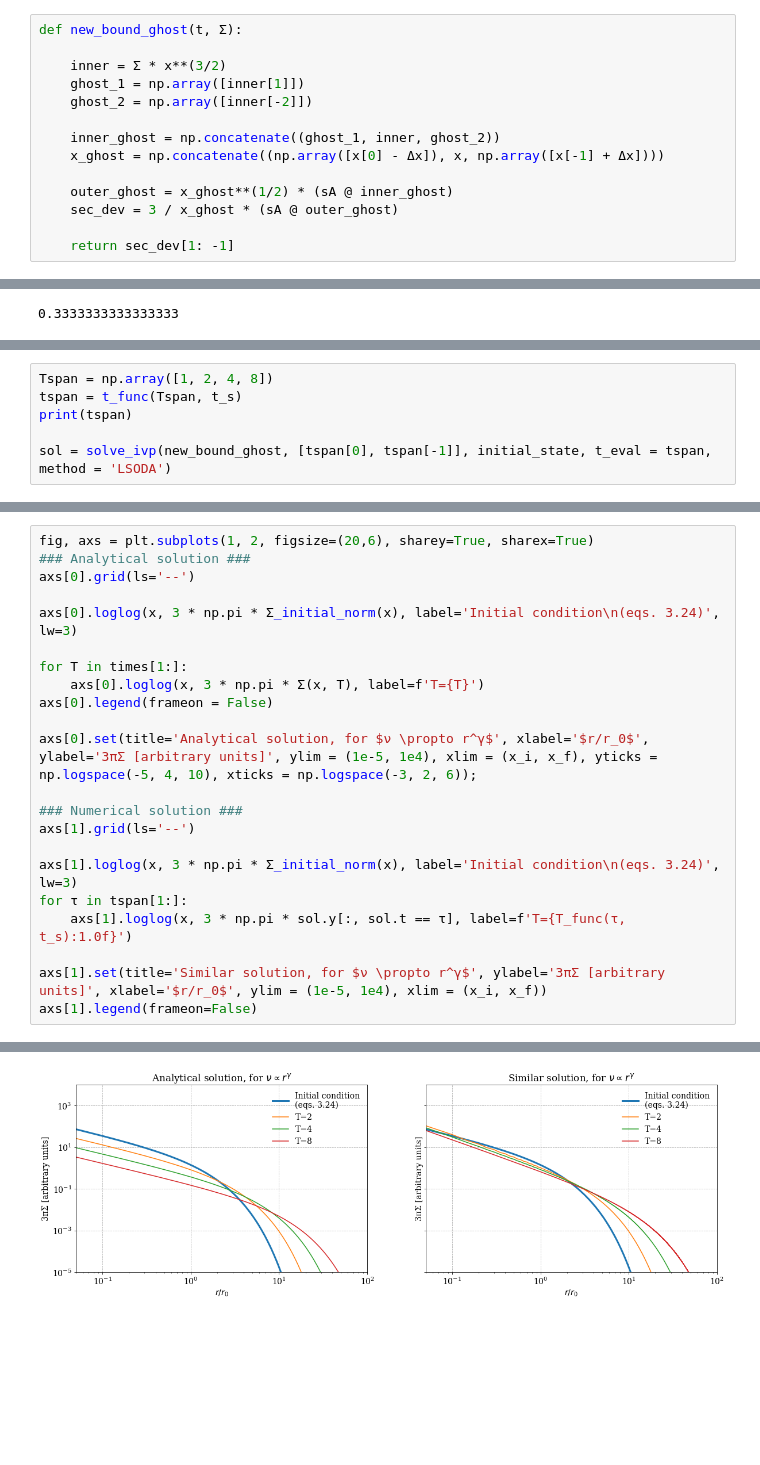
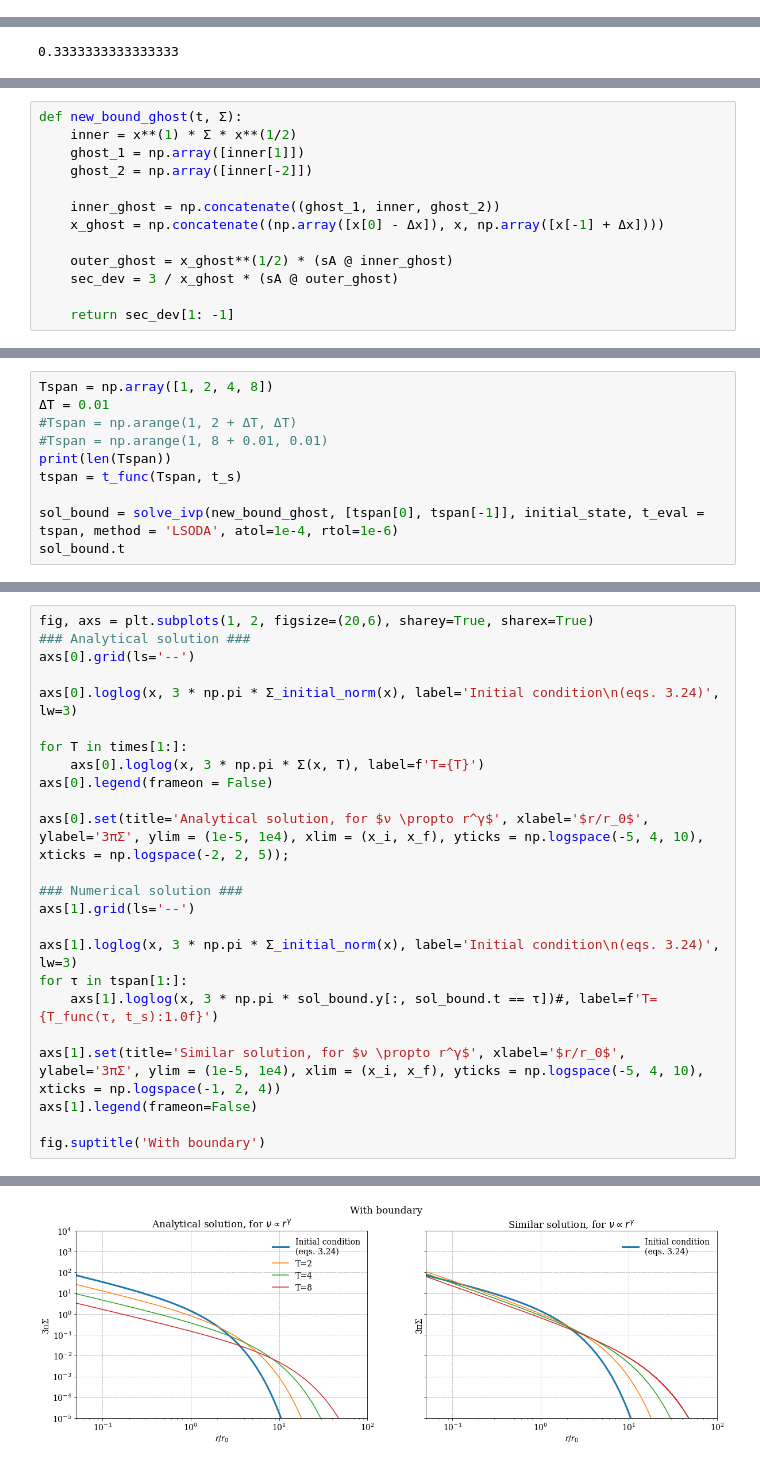
Before and after one commit to agent031/bachelor_code, a Jupyter notebook: Simple_solutions/viscosity_power_law.ipynb, the cells around one changed output, grey strips where cells are left out. Cells and saved outputs as stored; diff of their text form; blank space fills up the shorter version.

Commit message:
Updated a lot of stuff, manuel time stepping works for simple solutions, now starting on Suzuki and one alpha solutions

```diff
--- a/Simple_solutions/viscosity_power_law.ipynb
+++ b/Simple_solutions/viscosity_power_law.ipynb
@@ -102,20 +98,6 @@ def disk_evolution(t, Σ):
     outer_dev = get_first_dev(x**(1/2) * inner_dev, Δx)
 
     return 3/x * outer_dev
-# %%
-def new_bound_ghost(t, Σ):
-
-    inner = Σ * x**(3/2)
-    ghost_1 = np.array([inner[1]])
-    ghost_2 = np.array([inner[-2]])
-
-    inner_ghost = np.concatenate((ghost_1, inner, ghost_2))
-    x_ghost = np.concatenate((np.array([x[0] - Δx]), x, np.array([x[-1] + Δx])))
-
-    outer_ghost = x_ghost**(1/2) * (sA @ inner_ghost)
-    sec_dev = 3 / x_ghost * (sA @ outer_ghost)
-
-    return sec_dev[1: -1]
 # %%
 ### Test whether "get_first dev" works
 t = np.linspace(0, 2 * np.pi, N)
@@ -143,0 +129,13 @@ T_func = lambda t, ts: t / ts + 1
+# %%
+def new_bound_ghost(t, Σ):
+    inner = x**(1) * Σ * x**(1/2)
+    ghost_1 = np.array([inner[1]])
+    ghost_2 = np.array([inner[-2]])
+
+    inner_ghost = np.concatenate((ghost_1, inner, ghost_2))
+    x_ghost = np.concatenate((np.array([x[0] - Δx]), x, np.array([x[-1] + Δx])))
+
+    outer_ghost = x_ghost**(1/2) * (sA @ inner_ghost)
+    sec_dev = 3 / x_ghost * (sA @ outer_ghost)
+
+    return sec_dev[1: -1]
@@ -144,7 +157,11 @@ T_func = lambda t, ts: t / ts + 1
 # %%
 Tspan = np.array([1, 2, 4, 8])
+ΔT = 0.01
+#Tspan = np.arange(1, 2 + ΔT, ΔT)
+#Tspan = np.arange(1, 8 + 0.01, 0.01)
+print(len(Tspan))
 tspan = t_func(Tspan, t_s)
-print(tspan)
 
-sol = solve_ivp(new_bound_ghost, [tspan[0], tspan[-1]], initial_state, t_eval = tspan, method = 'LSODA')
+sol_bound = solve_ivp(new_bound_ghost, [tspan[0], tspan[-1]], initial_state, t_eval = tspan, method = 'LSODA', atol=1e-4, rtol=1e-6)
+sol_bound.t
 # %% [output]
@@ -160,15 +178,17 @@ for T in times[1:]:
     axs[0].loglog(x, 3 * np.pi * Σ(x, T), label=f'T={T}')
 axs[0].legend(frameon = False)
 
-axs[0].set(title='Analytical solution, for $ν \propto r^γ$', xlabel='$r/r_0$', ylabel='3πΣ [arbitrary units]', ylim = (1e-5, 1e4), xlim = (x_i, x_f), yticks = np.logspace(-5, 4, 10), xticks = np.logspace(-3, 2, 6));
+axs[0].set(title='Analytical solution, for $ν \propto r^γ$', xlabel='$r/r_0$', ylabel='3πΣ', ylim = (1e-5, 1e4), xlim = (x_i, x_f), yticks = np.logspace(-5, 4, 10), xticks = np.logspace(-2, 2, 5));
 
 ### Numerical solution ###
 axs[1].grid(ls='--')
 
 axs[1].loglog(x, 3 * np.pi * Σ_initial_norm(x), label='Initial condition\n(eqs. 3.24)', lw=3)
 for τ in tspan[1:]:
-    axs[1].loglog(x, 3 * np.pi * sol.y[:, sol.t == τ], label=f'T={T_func(τ, t_s):1.0f}')
+    axs[1].loglog(x, 3 * np.pi * sol_bound.y[:, sol_bound.t == τ])#, label=f'T={T_func(τ, t_s):1.0f}')
 
-axs[1].set(title='Similar solution, for $ν \propto r^γ$', ylabel='3πΣ [arbitrary units]', xlabel='$r/r_0$', ylim = (1e-5, 1e4), xlim = (x_i, x_f))
+axs[1].set(title='Similar solution, for $ν \propto r^γ$', xlabel='$r/r_0$', ylabel='3πΣ', ylim = (1e-5, 1e4), xlim = (x_i, x_f), yticks = np.logspace(-5, 4, 10), xticks = np.logspace(-1, 2, 4))
 axs[1].legend(frameon=False)
+
+fig.suptitle('With boundary')
 # %% [output]
@@ -176 +196 @@ axs[1].legend(frameon=False)
-[figure, old version]
+[figure, new version]
```
Also changed, not shown: parts of 14 cells of this notebook, 13 other files.
